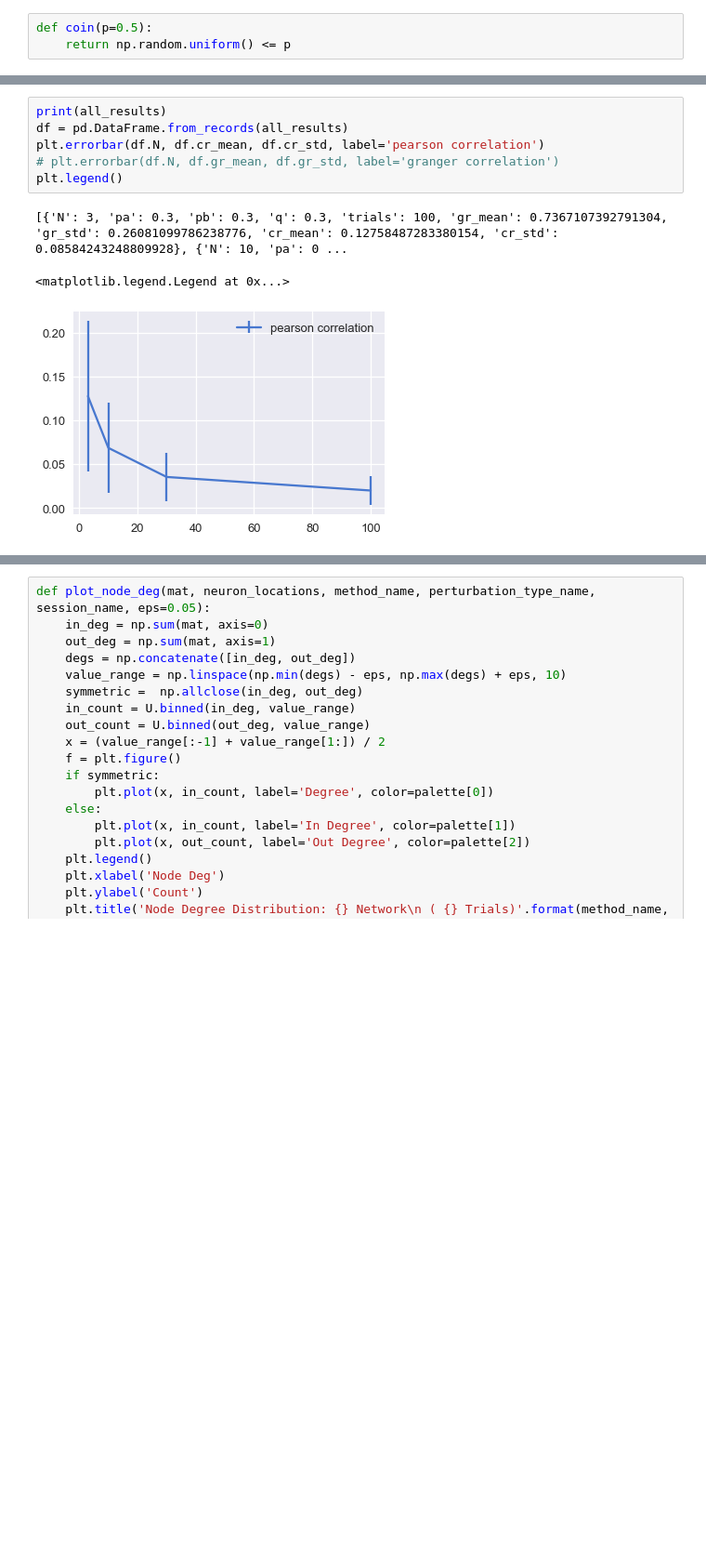
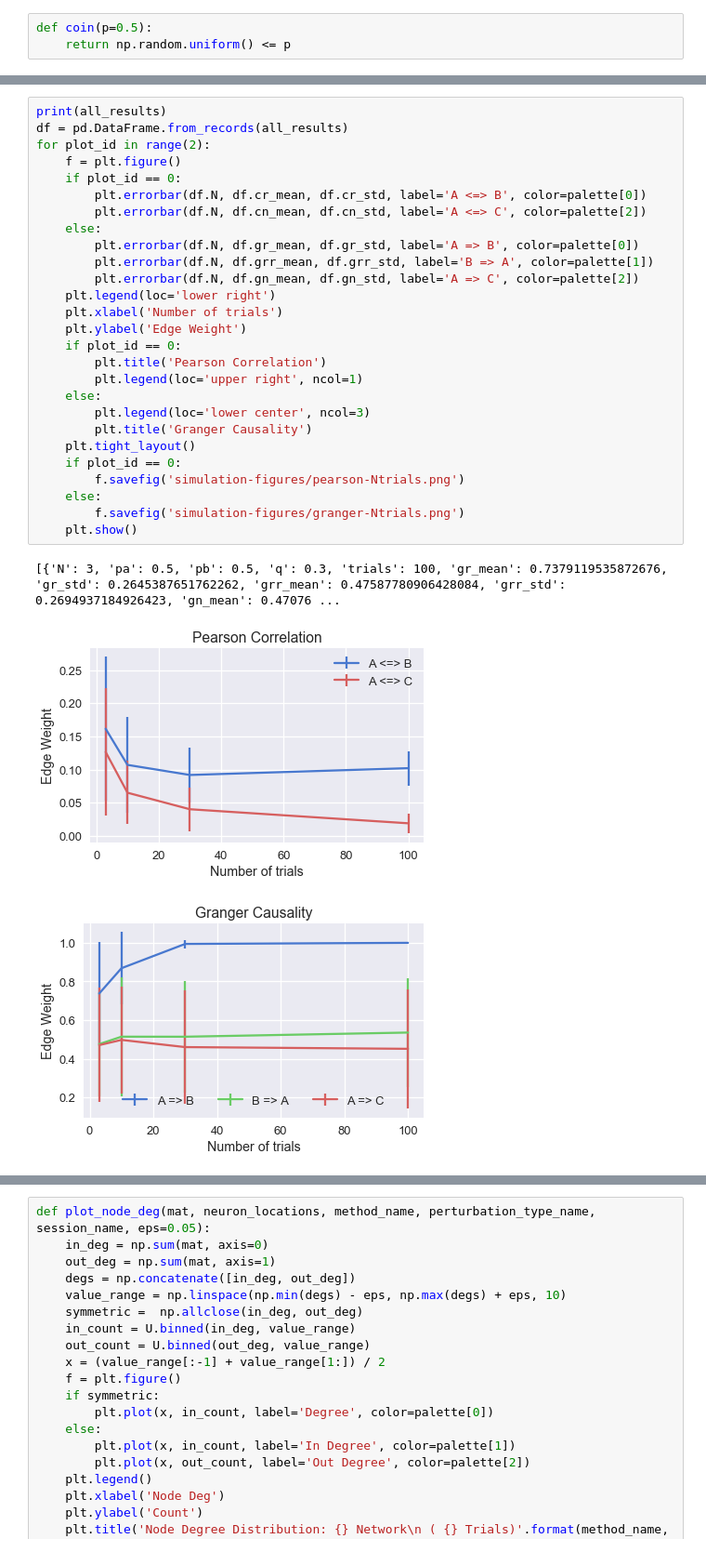
Before and after one commit to jlindsey15/224WProject, a Jupyter notebook: figure-simulation.ipynb, the cells around one changed output, grey strips where cells are left out. Shown: that part at 93% size. Drawn from its saved outputs; the diff is of its cells as text; blank space fills up the shorter version.

```diff
--- a/figure-simulation.ipynb
+++ b/figure-simulation.ipynb
@@ -210,10 +230,31 @@ for N in [3, 10, 30, 100]:
-# %%
-print(all_results)
-df = pd.DataFrame.from_records(all_results)
-plt.errorbar(df.N, df.cr_mean, df.cr_std, label='pearson correlation')
-# plt.errorbar(df.N, df.gr_mean, df.gr_std, label='granger correlation')
-plt.legend()
-# %% [output]
-[{'N': 3, 'pa': 0.3, 'pb': 0.3, 'q': 0.3, 'trials': 100, 'gr_mean': 0.7367107392791304, 'gr_std': 0.26081099786238776, 'cr_mean': 0.12758487283380154, 'cr_std': 0.08584243248809928}, {'N': 10, 'pa': 0 ...
-<matplotlib.legend.Legend at 0x...>
-[figure, removed]
+# %%
+print(all_results)
+df = pd.DataFrame.from_records(all_results)
+for plot_id in range(2):
+    f = plt.figure()
+    if plot_id == 0:
+        plt.errorbar(df.N, df.cr_mean, df.cr_std, label='A <=> B', color=palette[0])
+        plt.errorbar(df.N, df.cn_mean, df.cn_std, label='A <=> C', color=palette[2])
+    else:
+        plt.errorbar(df.N, df.gr_mean, df.gr_std, label='A => B', color=palette[0])
+        plt.errorbar(df.N, df.grr_mean, df.grr_std, label='B => A', color=palette[1])
+        plt.errorbar(df.N, df.gn_mean, df.gn_std, label='A => C', color=palette[2])
+    plt.legend(loc='lower right')
+    plt.xlabel('Number of trials')
+    plt.ylabel('Edge Weight')
+    if plot_id == 0:
+        plt.title('Pearson Correlation')
+        plt.legend(loc='upper right', ncol=1)
+    else:
+        plt.legend(loc='lower center', ncol=3)
+        plt.title('Granger Causality')
+    plt.tight_layout()
+    if plot_id == 0:
+        f.savefig('simulation-figures/pearson-Ntrials.png')
+    else:
+        f.savefig('simulation-figures/granger-Ntrials.png')
+    plt.show()
+# %% [output]
+[{'N': 3, 'pa': 0.5, 'pb': 0.5, 'q': 0.3, 'trials': 100, 'gr_mean': 0.7379119535872676, 'gr_std': 0.2645387651762262, 'grr_mean': 0.47587780906428084, 'grr_std': 0.2694937184926423, 'gn_mean': 0.47076 ...
+[figure, added]
+[figure, added]
```
Also changed, not shown: parts of 6 cells of this notebook, 33 other files.
